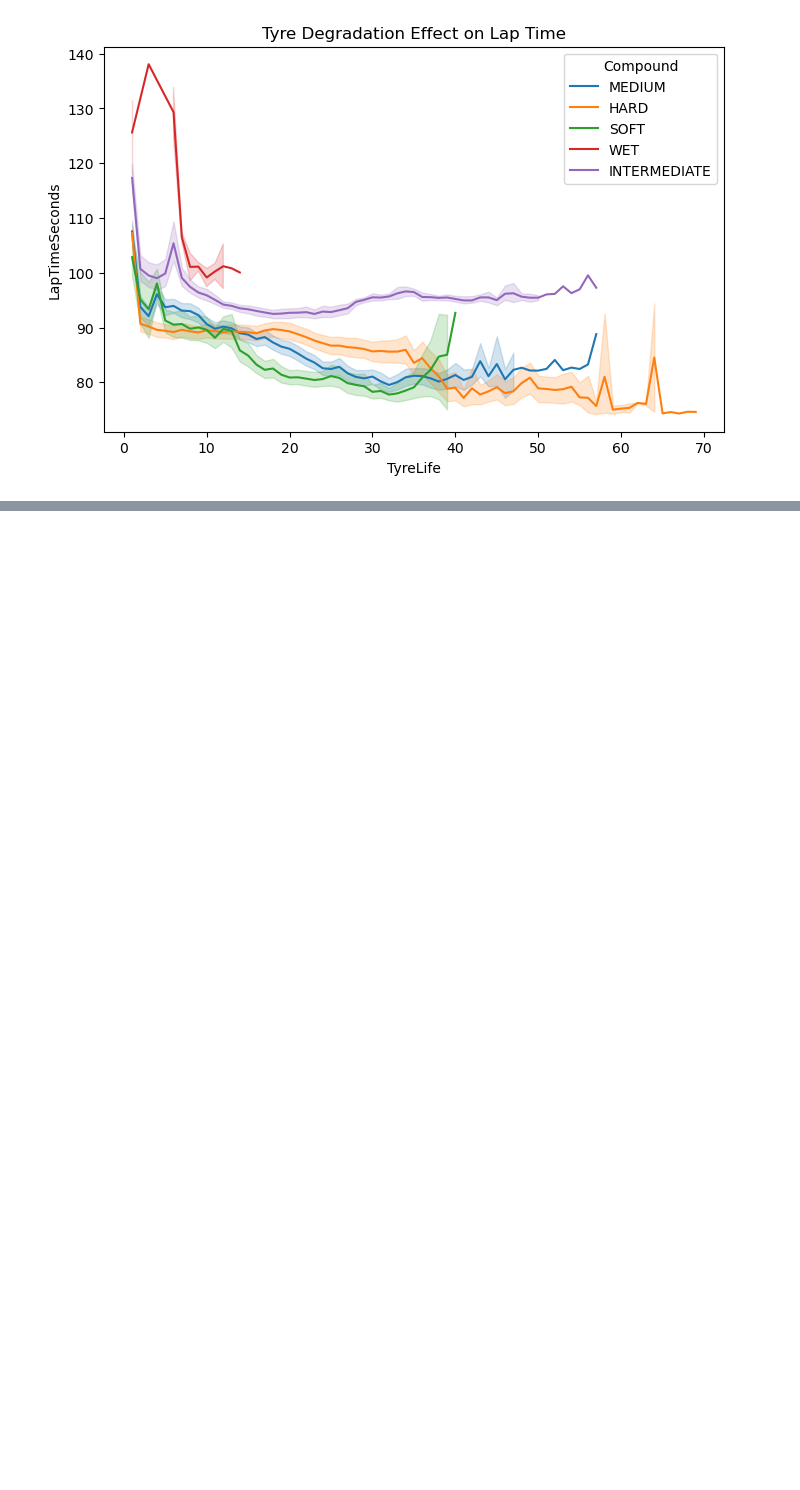
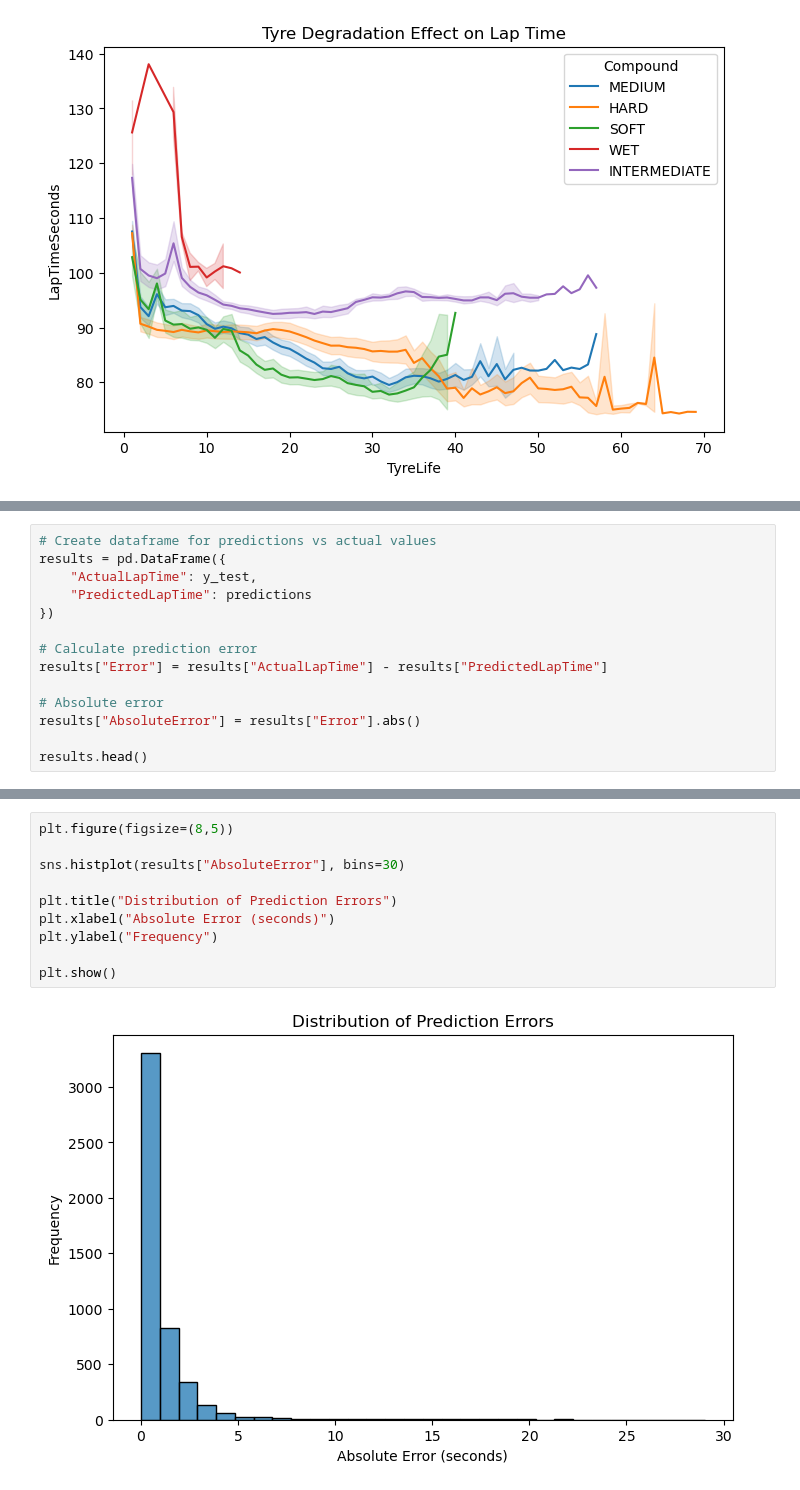
Before and after one commit to Royqlx/F1-Lap-Time-Prediction-using-ML, a Jupyter notebook: prediction.ipynb, the cells around one changed output, grey strips where cells are left out. Saved outputs shown, nothing was run; the diff lists cells and outputs as text; blank space fills up the shorter version.

Commit message:
Updated the project with error & feature analysis

```diff
--- a/prediction.ipynb
+++ b/prediction.ipynb
@@ -397,0 +573,14 @@ plt.show()
+# %%
+# Create dataframe for predictions vs actual values
+results = pd.DataFrame({
+    "ActualLapTime": y_test,
+    "PredictedLapTime": predictions
+})
+
+# Calculate prediction error
+results["Error"] = results["ActualLapTime"] - results["PredictedLapTime"]
+
+# Absolute error
+results["AbsoluteError"] = results["Error"].abs()
+
+results.head()
@@ -397,0 +594,12 @@ plt.show()
+# %%
+plt.figure(figsize=(8,5))
+
+sns.histplot(results["AbsoluteError"], bins=30)
+
+plt.title("Distribution of Prediction Errors")
+plt.xlabel("Absolute Error (seconds)")
+plt.ylabel("Frequency")
+
+plt.show()
+# %% [output]
+[figure, added]
```
Also changed, not shown: parts of 28 cells of this notebook.
